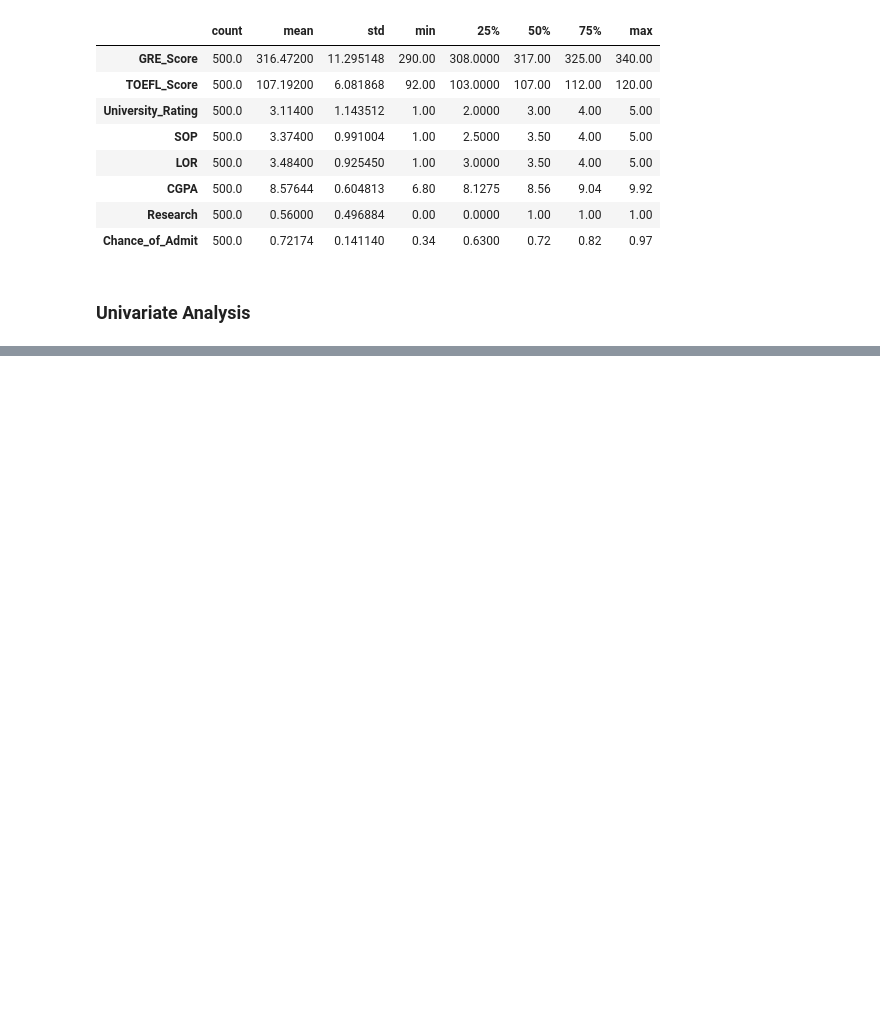
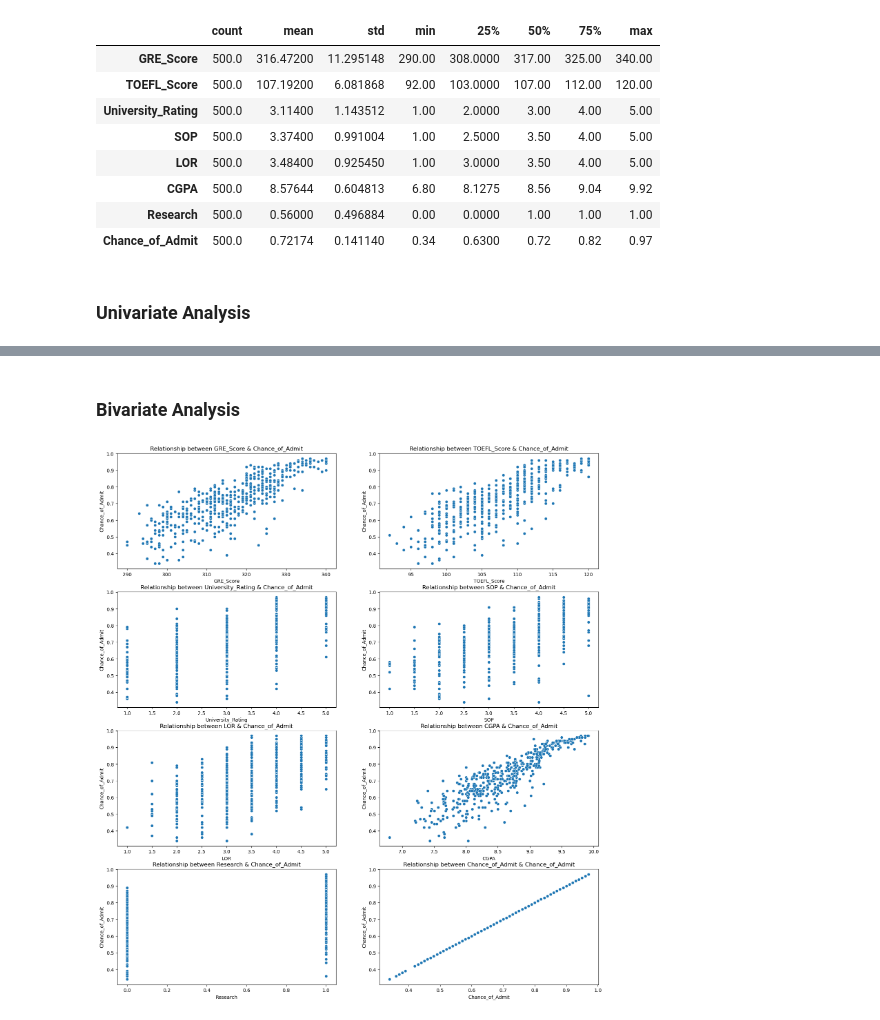
Before and after one commit to chaitanyacherukuri/Jamboree, a Jupyter notebook: Jamboree_Case_Study.ipynb, the cells around one changed output, grey strips where cells are left out. Saved outputs shown, nothing was run; the diff lists cells and outputs as text; code cells hidden in the pictures; blank space fills up the shorter version.

```diff
--- a/Jamboree_Case_Study.ipynb
+++ b/Jamboree_Case_Study.ipynb
@@ -95,0 +98,13 @@ sns.histplot(data = df, x = 'LOR', kde = True);
+# %% [markdown]
+### Bivariate Analysis
+# %%
+#Check relationship between each feature and target variable
+
+plt.figure(figsize = (18,20))
+for i in range(len(numerical_cols)):
+    plt.subplot(4,2,i+1)
+    sns.scatterplot(data = df, x = numerical_cols[i], y = 'Chance_of_Admit')
+    plt.title(f'Relationship between {numerical_cols[i]} & Chance_of_Admit')
+    plt.plot()
+# %% [output]
+[figure, added]
```
Also changed, not shown: parts of 28 cells of this notebook.
